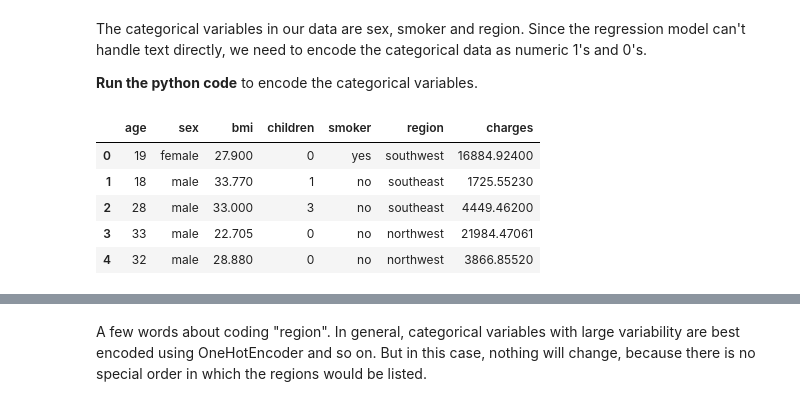
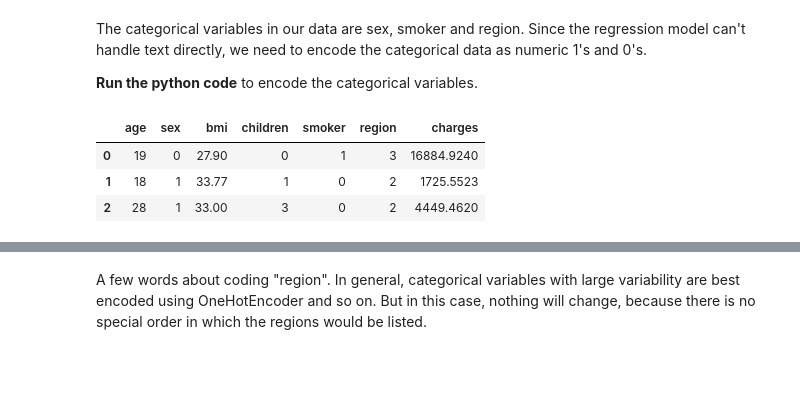
Before and after one commit to Omuk/Fullstack-Data-Analyst, a Jupyter notebook: Learning/code_examples/practice/practice_lab3.ipynb, the cells around one changed output, grey strips where cells are left out. Saved outputs shown, nothing was run; the diff lists cells and outputs as text; code cells hidden in the pictures; blank space fills up the shorter version.

Commit message:
data

```diff
--- a/Learning/code_examples/practice/practice_lab3.ipynb
+++ b/Learning/code_examples/practice/practice_lab3.ipynb
@@ -63,7 +64,7 @@ from sklearn.preprocessing import LabelEncoder, StandardScaler, MinMaxScaler, On
 # %% [markdown]
 **Run the code** to read the insurance data in the Colab Runtime Environment.
 # %%
-df = pd.read_csv(r'c:\Github\Fullstack-Data-Analyst\Learning\the_data\data-lab-3-insurance.csv')
+data = pd.read_csv(r'c:\Github\Fullstack-Data-Analyst\Learning\the_data\data-lab-3-insurance.csv')
 # %% [markdown]
 **Question 2** Insert the Python command to display first 5 rows of data. </br>
 Run it.
@@ -107,22 +108,20 @@ The categorical variables in our data are sex, smoker and region.
 Since the regression model can't handle text directly, we need to encode the categorical data as numeric 1's and 0's.
 
 **Run the python code** to encode the categorical variables.
-# %%
-df.head()
-# %% [output]
-|  | age | sex | bmi | children | smoker | region | charges |
-| 0 | 19 | female | 27.900 | 0 | yes | southwest | 16884.92400 |
-| 1 | 18 | male | 33.770 | 1 | no | southeast | 1725.55230 |
-| 2 | 28 | male | 33.000 | 3 | no | southeast | 4449.46200 |
-| 3 | 33 | male | 22.705 | 0 | no | northwest | 21984.47061 |
-| 4 | 32 | male | 28.880 | 0 | no | northwest | 3866.85520 |
 # %%
 le = LabelEncoder()
-le.fit(df.sex)
-df.sex = le.fit_transform(df.sex)
+le.fit(data.sex)
+data.sex = le.fit_transform(data.sex)
 
-le.fit(df.smoker)
-df.smoker = le.fit_transform(df.smoker)
+le.fit(data.smoker)
+data.smoker = le.fit_transform(data.smoker)
 
-le.fit(df.region)
-df.region = le.fit_transform(df.region)
+le.fit(data.region)
+data.region = le.fit_transform(data.region)
+
+data.head(3)
+# %% [output]
+|  | age | sex | bmi | children | smoker | region | charges |
+| 0 | 19 | 0 | 27.90 | 0 | 1 | 3 | 16884.9240 |
+| 1 | 18 | 1 | 33.77 | 1 | 0 | 2 | 1725.5523 |
+| 2 | 28 | 1 | 33.00 | 3 | 0 | 2 | 4449.4620 |
```
Also changed, not shown: parts of 10 cells of this notebook, 11 other files.
